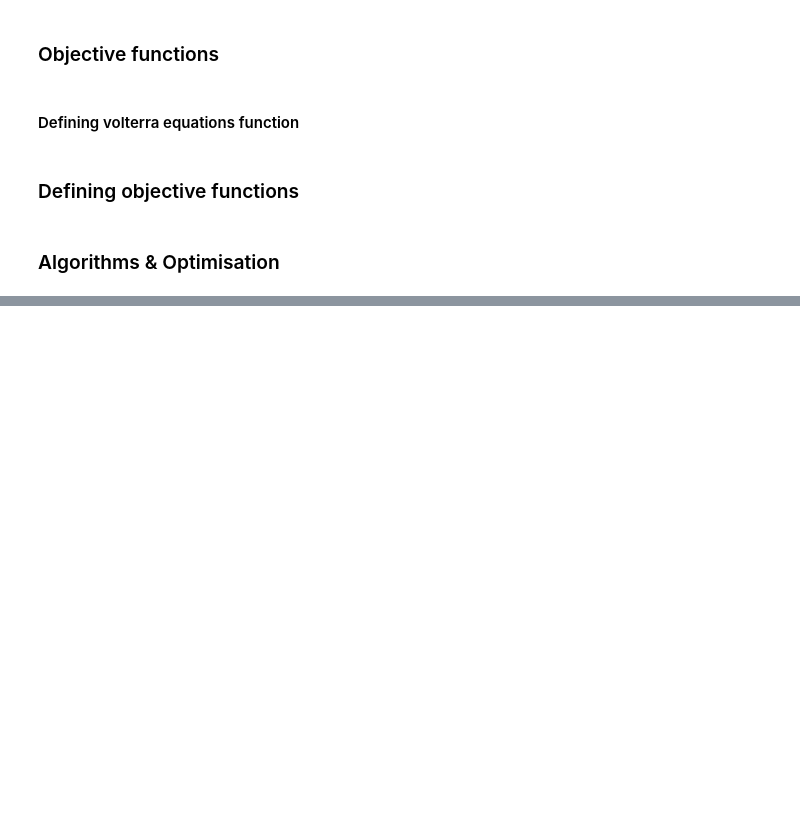
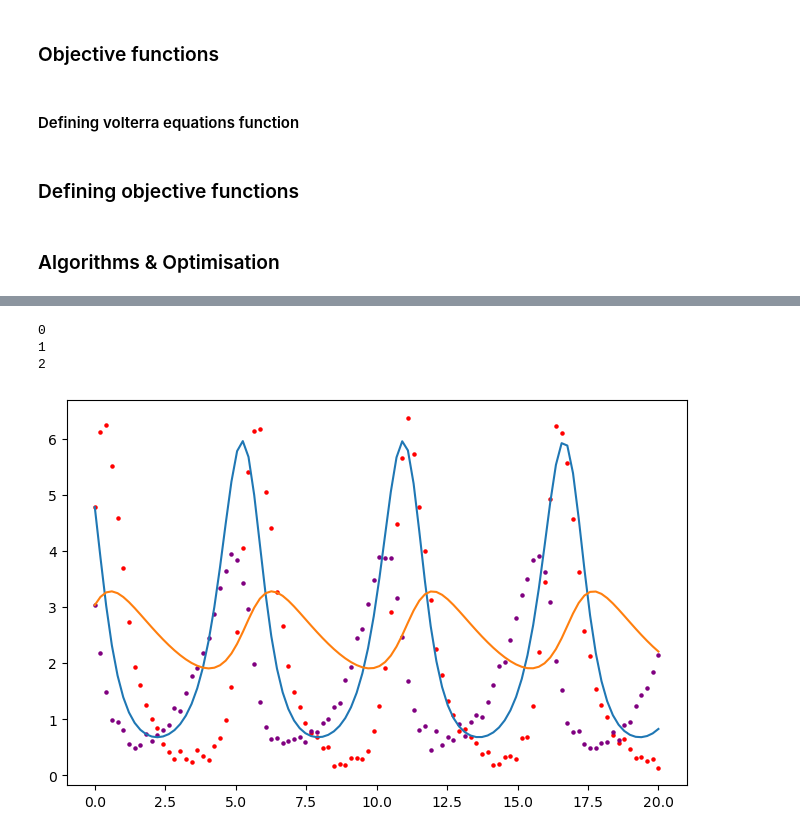
Before and after one commit to alexdupreez1/stochastic_assignment_3, a Jupyter notebook: assignment3.ipynb, the cells around one changed output, grey strips where cells are left out. Drawn from its saved outputs; the diff is of its cells as text; code cells hidden in the pictures; blank space fills up the shorter version.

```diff
--- a/assignment3.ipynb
+++ b/assignment3.ipynb
@@ -221,0 +243,66 @@ print(negative_log_likelihood(x,bad))
+# %%
+def uniform_draw_g(lower_bound, upper_bound):
+    while True:
+        yield np.random.uniform(lower_bound, upper_bound)
+# %%
+# Defining generators for variables
+alpha = uniform_draw_g(0.5,2)
+beta = uniform_draw_g(0.5,2)
+delta = uniform_draw_g(0.5,2)
+gamma = uniform_draw_g(0.5,2)
+
+# Lists for storing values
+parameter_list = [[],[],[]]
+scores= [[],[],[]]
+variances = [0.1,0.25,0.5]
+best = []
+best_score = float('inf')
+
+# Running simulation for
+for k in range(len(variances)):
+    print(k)
+    for __ in range(100):
+        parameters = [next(alpha), next(beta), next(delta), next(gamma)]
+        params, score = hill_climbing(input_data, data[:,0], input_data[0], parameters, MSE, max_iterations=100,variance=variances[k])
+        parameter_list[k].append(params)
+        scores[k].append(score)
+
+        #Saving best parameter combination
+        if score[-1] < best_score:
+            best_score = score[-1]
+            best = params
+        scores[k].append(score)
+
+parameter_list = np.array(parameter_list)
+# PLOTTING
+
+initial_conditions = [input_data[0][0], input_data[0][1]]
+t = data[:,0]
+
+# Integrating with best guess
+results = predator_prey_integration(t,initial_conditions,best)
+
+
+# Increase the figure size
+plt.figure(figsize=(8, 5))
+
+plt.plot(t, results[:,0])
+plt.plot(t, results[:,1])
+
+plt.scatter(t, data[:,1], color= 'red', s =5)
+plt.scatter(t, data[:,2], color= 'purple', s=5)
+
+plt.show()
+
+# for x in scores:
+#     plt.plot(x)
+# plt.show()
+# plt.figure(figsize=(10, 8))
+
+# best_parameters = np.array(best_parameters)
+# scores = np.array(scores)
+# %% [output]
+0
+1
+2
+[figure, added]
```
Also changed, not shown: parts of 20 cells of this notebook.
